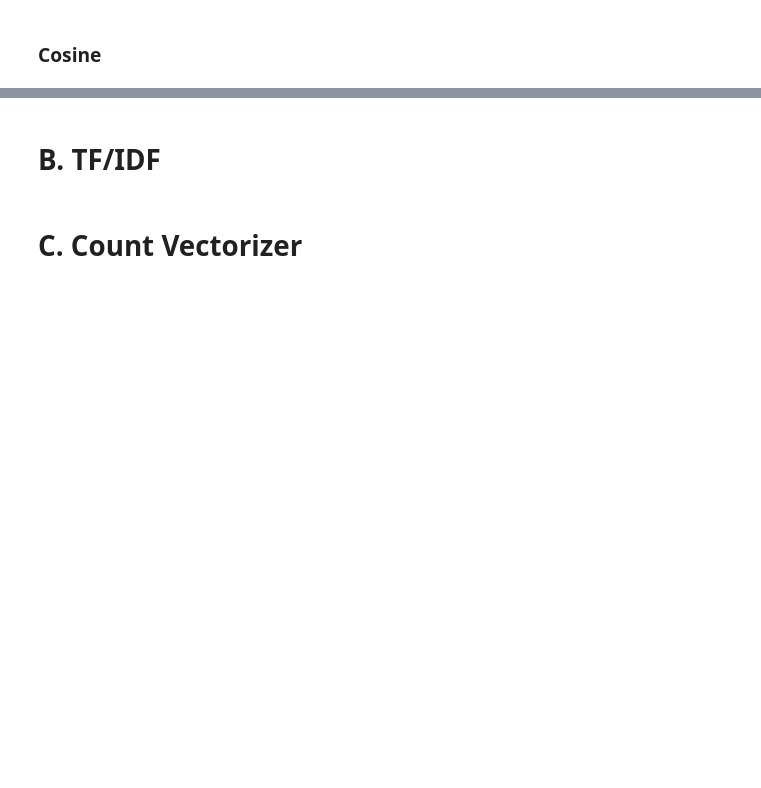
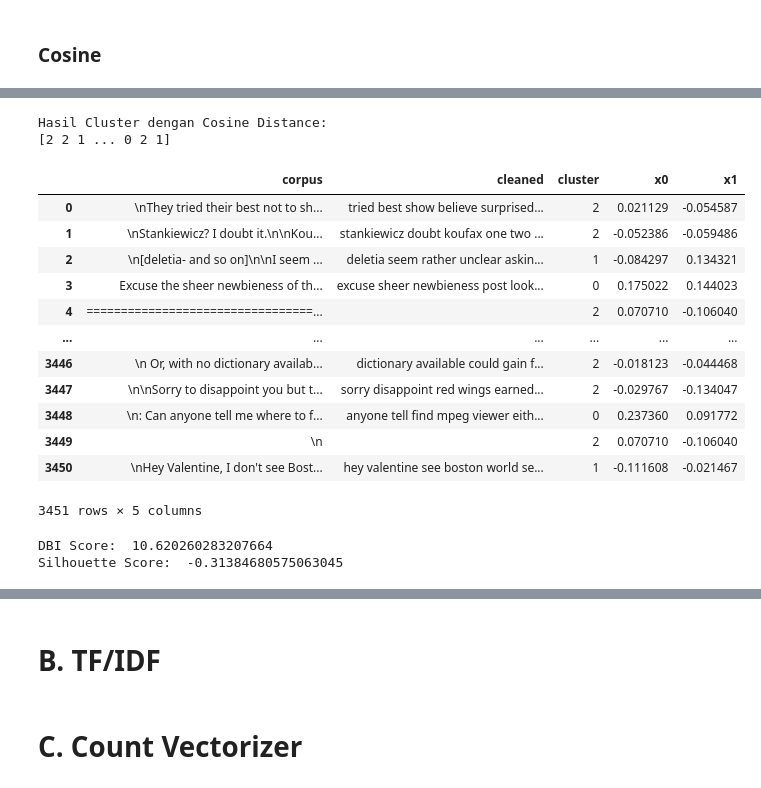
Before and after one commit to bagascahyafb/W10, a Jupyter notebook: Praktikum W10.ipynb, the cells around one changed output, grey strips where cells are left out. Drawn from its saved outputs; the diff is of its cells as text; code cells hidden in the pictures; blank space fills up the shorter version.

```diff
--- a/Praktikum W10.ipynb
+++ b/Praktikum W10.ipynb
@@ -237,0 +255,21 @@ plt.show()
+# %%
+# Normalisasi vektor TF-IDF
+X = normalize(X)
+
+# Menghitung matriks jarak Cosine
+pairwise_cosine_distances = np.dot(X, X.T)
+
+# Jumlah cluster yang diinginkan
+num_clusters = 3
+
+# K-Means dengan Cosine Distance
+kmeans_cosine = KMeans(n_clusters=num_clusters, random_state=0)
+kmeans_cosine.fit(pairwise_cosine_distances)
+
+# Hasil cluster menggunakan Cosine Distance
+labels = kmeans_cosine.labels_
+print("Hasil Cluster dengan Cosine Distance:")
+print(labels)
+# %% [output]
+Hasil Cluster dengan Cosine Distance:
+[2 2 1 ... 0 2 1]
@@ -237,0 +284,42 @@ plt.show()
+# %%
+# assign clusters and pca vectors to our dataframe
+df['cluster'] = labels
+df['x0'] = x0
+df['x1'] = x1
+df
+# %% [output]
+|  | corpus | cleaned | cluster | x0 | x1 |
+| 0 | \nThey tried their best not to sh... | tried best show believe surprised... | 2 | 0.021129 | -0.054587 |
+| 1 | \nStankiewicz? I doubt it.\n\nKou... | stankiewicz doubt koufax one two ... | 2 | -0.052386 | -0.059486 |
+| 2 | \n[deletia- and so on]\n\nI seem ... | deletia seem rather unclear askin... | 1 | -0.084297 | 0.134321 |
+| 3 | Excuse the sheer newbieness of th... | excuse sheer newbieness post look... | 0 | 0.175022 | 0.144023 |
+| 4 | =================================... |  | 2 | 0.070710 | -0.106040 |
+| ... | ... | ... | ... | ... | ... |
+| 3446 | \n Or, with no dictionary availab... | dictionary available could gain f... | 2 | -0.018123 | -0.044468 |
+| 3447 | \n\nSorry to disappoint you but t... | sorry disappoint red wings earned... | 2 | -0.029767 | -0.134047 |
+| 3448 | \n: Can anyone tell me where to f... | anyone tell find mpeg viewer eith... | 0 | 0.237360 | 0.091772 |
+| 3449 | \n |  | 2 | 0.070710 | -0.106040 |
+| 3450 | \nHey Valentine, I don't see Bost... | hey valentine see boston world se... | 1 | -0.111608 | -0.021467 |
+3451 rows × 5 columns
+# %%
+from sklearn import metrics
+
+# Apply the function to your pairwise_cosine_distances matrix
+pairwise_cosine_distances = zero_out_diagonal(pairwise_cosine_distances)
+
+# Mengisi elemen-elemen diagonal dengan nol pada matriks jarak Cosine
+# (Anda dapat mengabaikan langkah ini jika sudah menerapkan zero_out_diagonal)
+# np.fill_diagonal(pairwise_cosine_distances, 0)
+
+# Compute DBI score
+dbi = metrics.davies_bouldin_score(X.toarray(), labels)
+
+# Compute Silhouette Score dengan Cosine Distance
+ss = metrics.silhouette_score(pairwise_cosine_distances, labels, metric='precomputed')
+
+# Print the DBI and Silhouette Scores
+print("DBI Score: ", dbi)
+print("Silhouette Score: ", ss)
+# %% [output]
+DBI Score:  10.620260283207664
+Silhouette Score:  -0.31384680575063045
```
Also changed, not shown: parts of 10 cells of this notebook.
